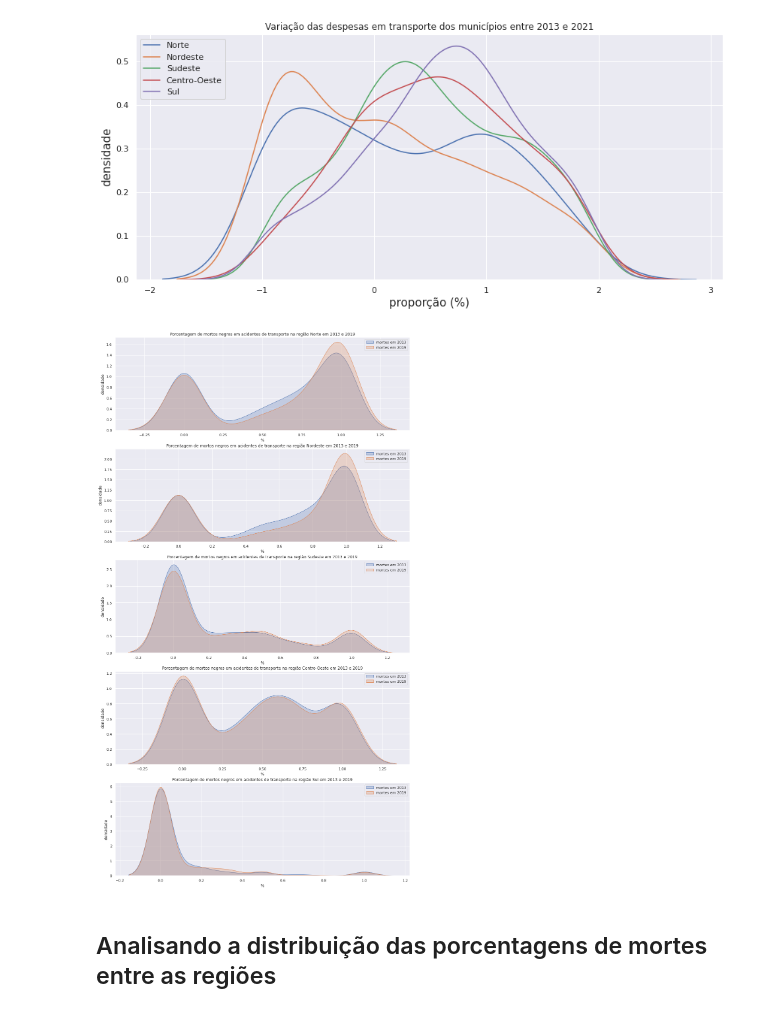
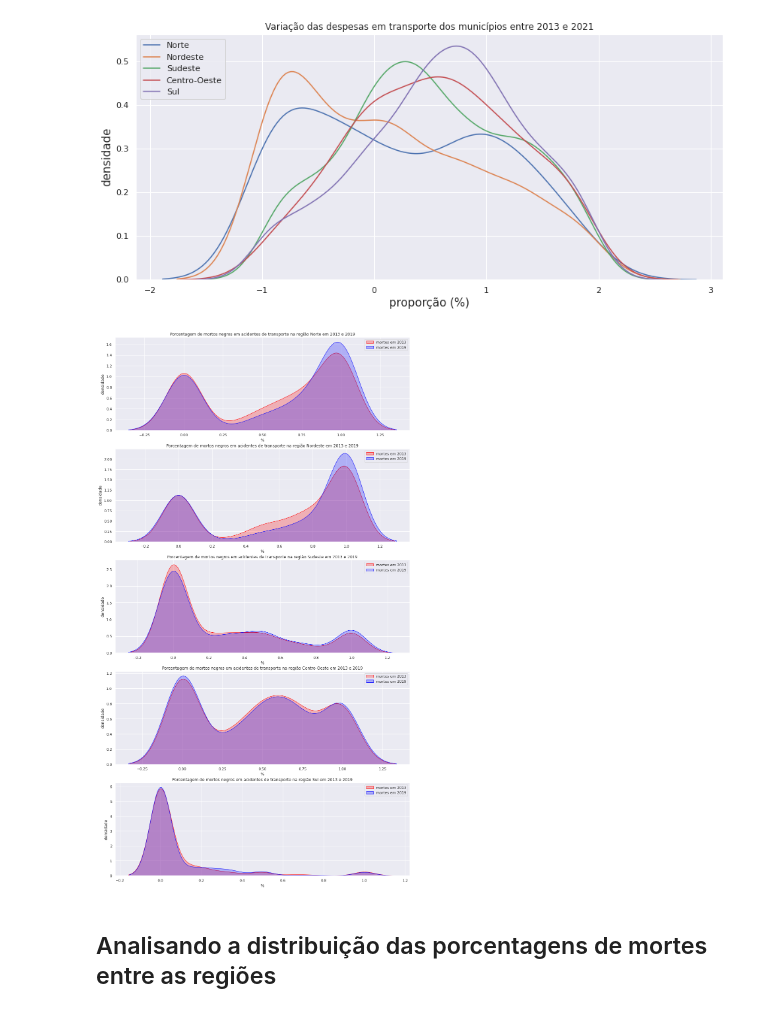
Before and after one commit to saulorcj/tarefas-analytica, a Jupyter notebook: A2/analise_dados.ipynb, the cells around one changed output. Saved outputs shown, nothing was run; the diff lists cells and outputs as text; code cells hidden in the pictures.

Commit message:
Cruzando dados sobre composição racial dos municípios, despesas com transporte e mortes de pessoas negras

```diff
--- a/A2/analise_dados.ipynb
+++ b/A2/analise_dados.ipynb
@@ -467,23 +571,23 @@ plt.show()
 # %%
 sns.set_style("darkgrid")
 f, axes = plt.subplots(5, 1, figsize=(16, 30))
 
 for i, regiao in enumerate(regioes):
     regiao_prop_2013 = df_prop_mortes_2013[
         df_prop_mortes_2013["sigla_uf"].isin(regioes[regiao])]["prop_mortes"]
     regiao_prop_2019 = df_prop_mortes_2019[
         df_prop_mortes_2019["sigla_uf"].isin(regioes[regiao])]["prop_mortes"]
 
-    sns.kdeplot(regiao_prop_2013, shade=True, ax=axes[i], label="mortes em 2013")
-    sns.kdeplot(regiao_prop_2019, shade=True, ax=axes[i], label="mortes em 2019")
+    sns.kdeplot(regiao_prop_2013, shade=True, ax=axes[i], label="mortes em 2013", color="red")
+    sns.kdeplot(regiao_prop_2019, shade=True, ax=axes[i], label="mortes em 2019", color="blue")
     axes[i].set_title("Porcentagem de mortos negros em acidentes de transporte na região " +
                       regiao + " em 2013 e 2019")
     axes[i].legend()
     axes[i].set_xlabel("%")
     axes[i].set_ylabel("densidade")
 plt.show()
 # %% [output]
-[figure, old version]
+[figure, new version]
 # %% [markdown]
 ## Analisando a distribuição das porcentagens de mortes entre as regiões
 # %%
```
Also changed, not shown: parts of 32 cells of this notebook.
